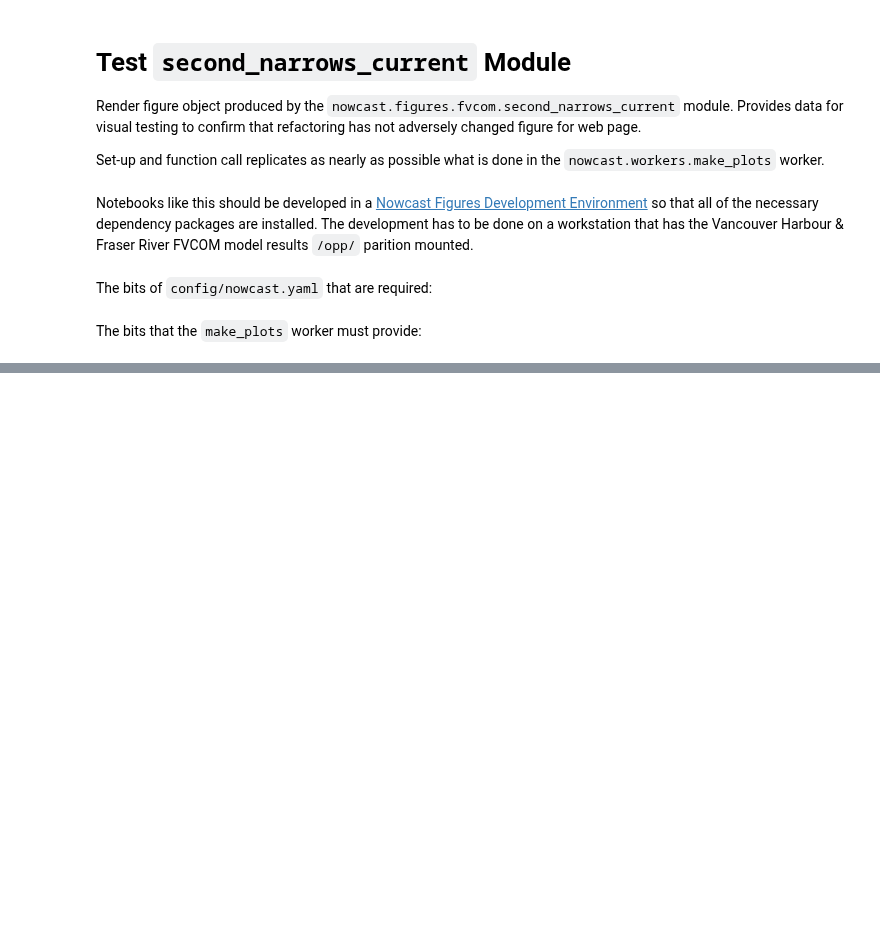
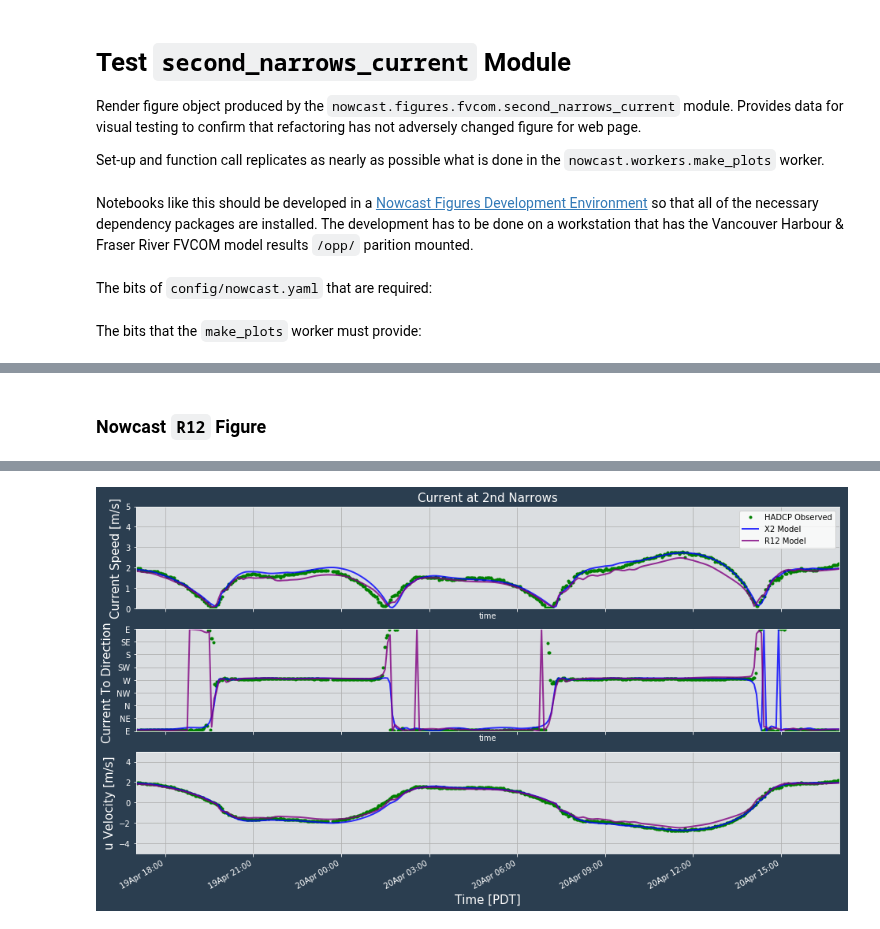
Before and after one commit to SalishSeaCast/SalishSeaNowcast, a Jupyter notebook: notebooks/figures/fvcom/publish/TestSecondNarrowsCurrent.ipynb, the cells around one changed output, grey strips where cells are left out. Drawn from its saved outputs; the diff is of its cells as text; code cells hidden in the pictures; blank space fills up the shorter version.

```diff
--- a/notebooks/figures/fvcom/publish/TestSecondNarrowsCurrent.ipynb
+++ b/notebooks/figures/fvcom/publish/TestSecondNarrowsCurrent.ipynb
@@ -82,0 +112,2 @@ obs_dataset = xarray.open_dataset(
+# %% [markdown]
+### Nowcast `R12` Figure
@@ -82,0 +154,11 @@ obs_dataset = xarray.open_dataset(
+# %%
+%%timeit -n1 -r1
+
+from importlib import reload
+reload(website_theme)
+reload(second_narrows_current)
+
+fig = second_narrows_current.make_figure(
+    '2nd Narrows', fvcom_stns_datasets, obs_dataset
+)
+# %% [output]
@@ -82,0 +166 @@ obs_dataset = xarray.open_dataset(
+[figure, added]
```
Also changed, not shown: parts of 15 cells of this notebook, 3 other files.
